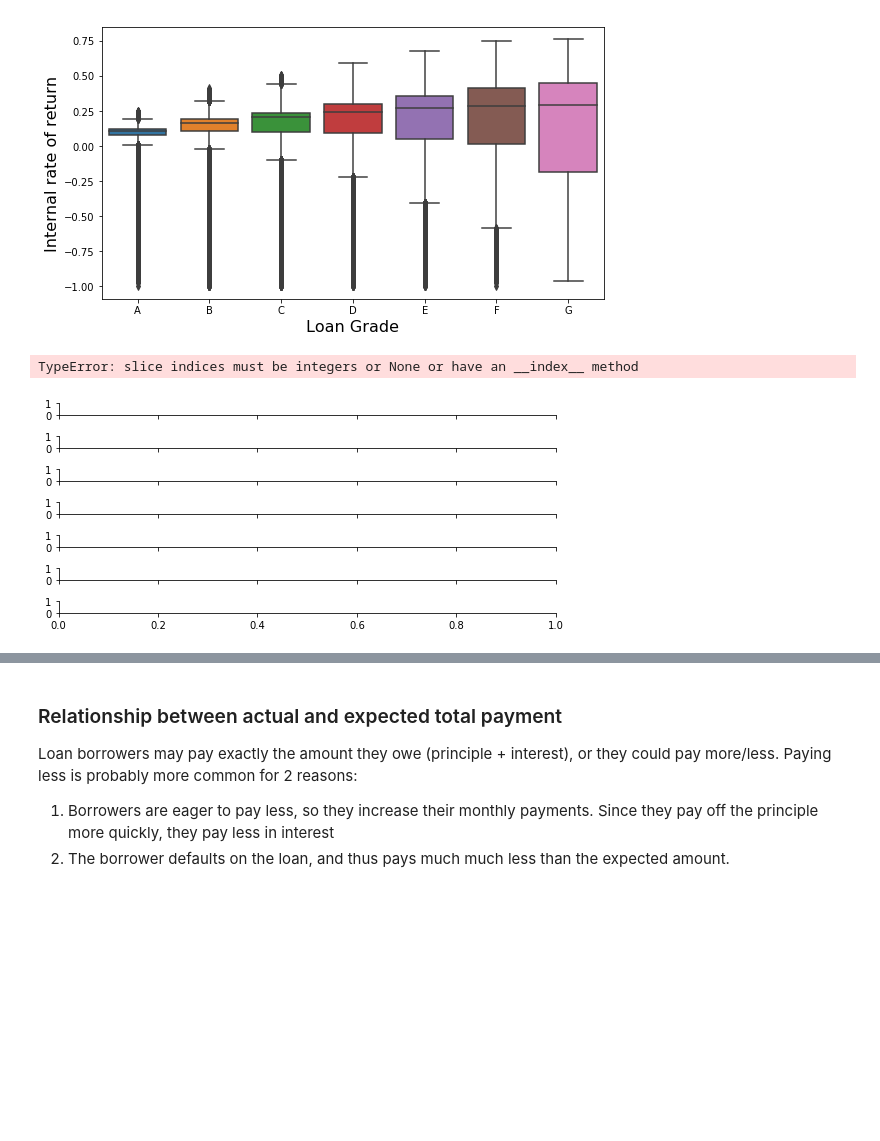
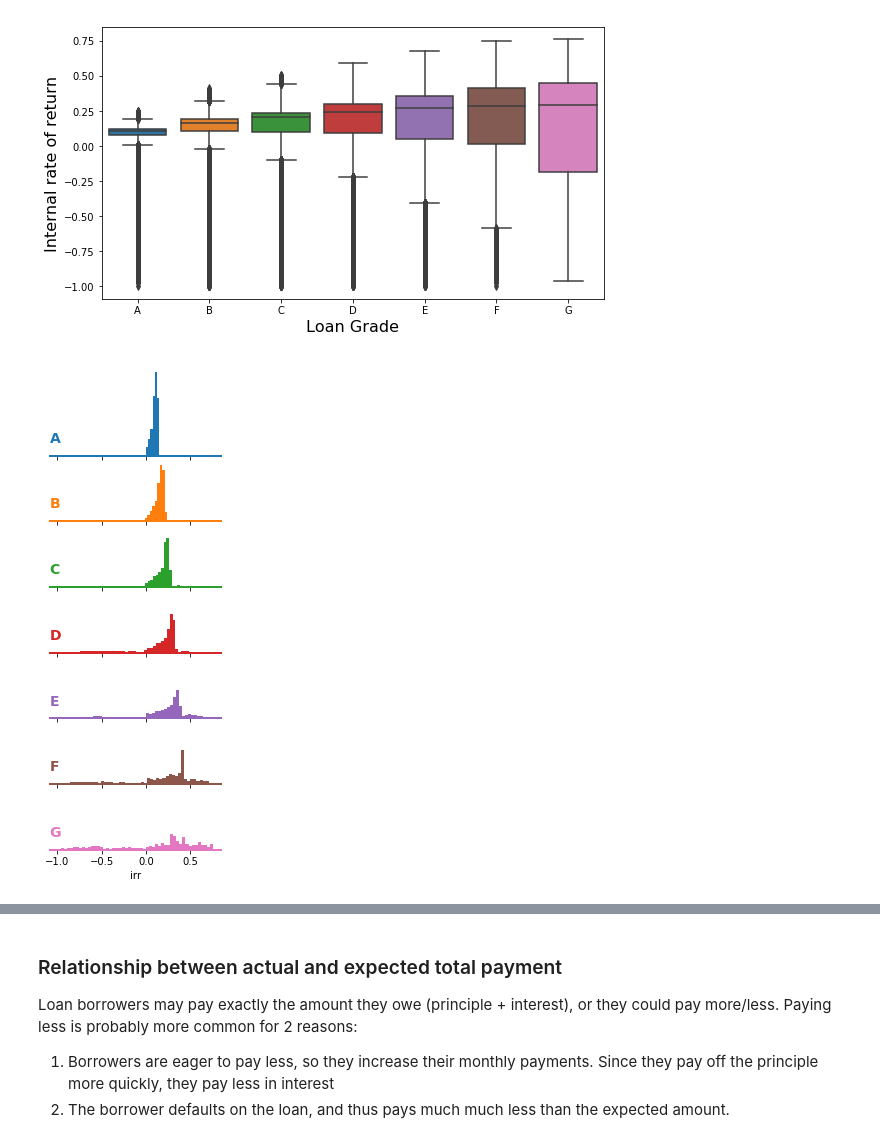
Before and after one commit to charliehass/ML-notebooks, a Jupyter notebook: lending_club_analysis.ipynb, the cells around one changed output, grey strips where cells are left out. Saved outputs shown, nothing was run; the diff lists cells and outputs as text; code cells hidden in the pictures; blank space fills up the shorter version.

```diff
--- a/lending_club_analysis.ipynb
+++ b/lending_club_analysis.ipynb
@@ -130,33 +125,31 @@ plt.show()
 [figure]
 # %%
 # Initialize the FacetGrid object
-pal = sns.cubehelix_palette(10, rot=-.25, light=.7)
-g = sns.FacetGrid(df_mature.sort_values(by="grade"), row="grade", hue="grade", aspect=15, size=.5, palette=pal)
+g = sns.FacetGrid(df_mature.sort_values(by="grade").copy(), row="grade", hue="grade", sharex=True)
 
 # Draw the densities in a few steps
-g.map(sns.kdeplot, "irr", clip_on=False, shade=True, alpha=1, lw=1.5, bw=.1)
-g.map(sns.kdeplot, "irr", clip_on=False, color="w", lw=2, bw=.1)
+g.map(plt.hist, "irr", density=True, bins=50)
 g.map(plt.axhline, y=0, lw=2, clip_on=False)
 
 
 # Define and use a simple function to label the plot in axes coordinates
 def label(x, color, label):
     ax = plt.gca()
+    ax.patch.set_alpha(0)
     ax.text(0, .2, label, fontweight="bold", color=color, fontsize=14,
             ha="left", va="center", transform=ax.transAxes)
 
 g.map(label, "irr")
 
 # Set the subplots to overlap
-g.fig.subplots_adjust(hspace=0)
+g.fig.subplots_adjust(hspace=-.25)
 g.fig.set_figheight(7)
 g.fig.set_figwidth(3)
 
 # Remove axes details that don't play will with overlap
 g.set_titles("")
 g.set(yticks=[])
 g.despine(bottom=True, left=True)
 plt.show()
 # %% [output]
-TypeError: slice indices must be integers or None or have an __index__ method
-[figure, old version]
+[figure, new version]
```
Also changed, not shown: parts of 14 cells of this notebook.
